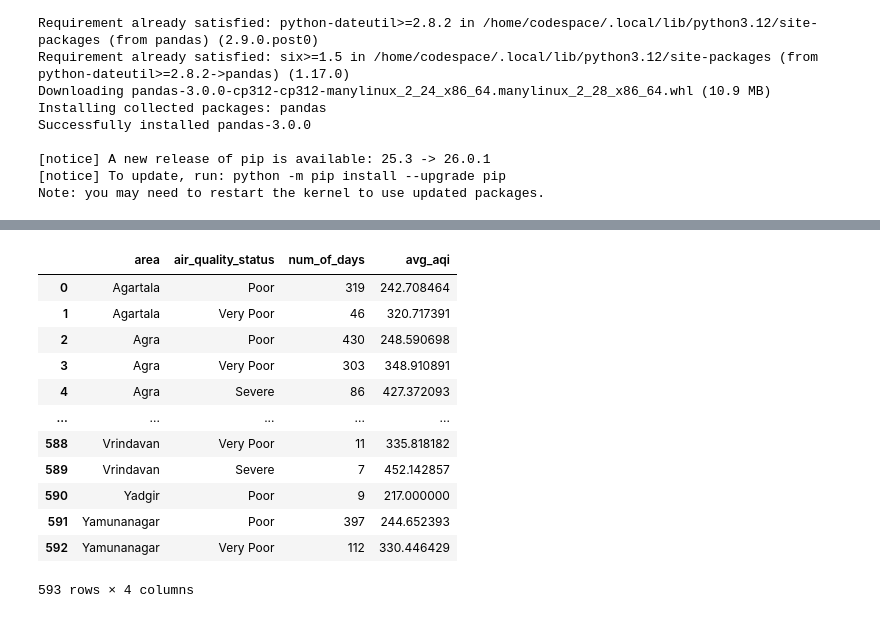
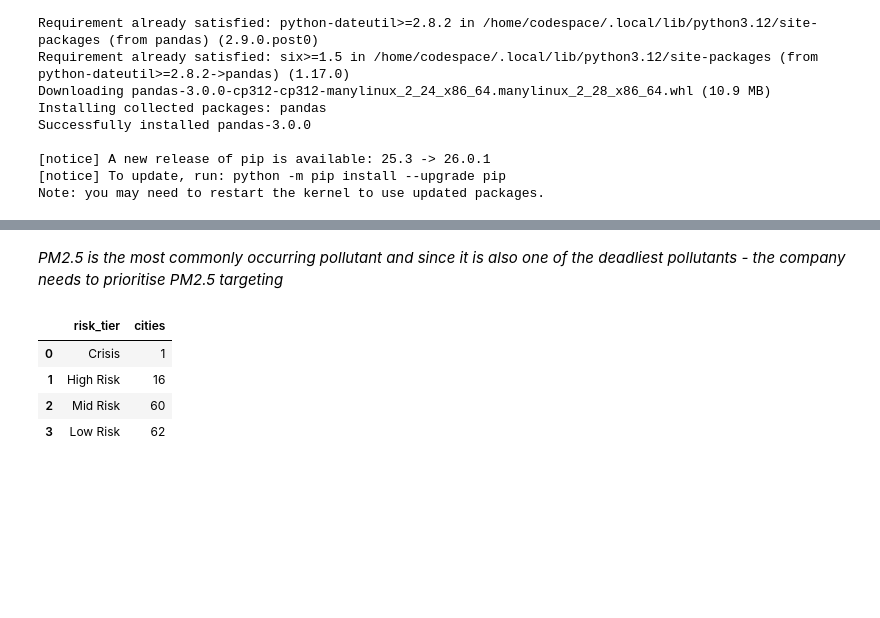
Before and after one commit to Joyan9/Product-Market-Fit-Analysis---Case-Study, a Jupyter notebook: SQL_Questions/Exploratory_Analysis.ipynb, the cells around one changed output, grey strips where cells are left out. Saved outputs shown, nothing was run; the diff lists cells and outputs as text; code cells hidden in the pictures; blank space fills up the shorter version.

```diff
--- a/SQL_Questions/Exploratory_Analysis.ipynb
+++ b/SQL_Questions/Exploratory_Analysis.ipynb
@@ -77,28 +105,53 @@ ORDER BY pollutant_occurence DESC
+# %% [markdown]
+*PM2.5 is the most commonly occurring pollutant and since it is also one of the deadliest pollutants - the company needs to prioritise PM2.5 targeting*
 # %%
 # Which cities consistently show Poor/Very Poor/Severe AQI?
 
 conn.execute("""
+
+WITH city_stats AS (
+    SELECT
+        area,
+        state,
+        COUNT(DISTINCT date) AS total_days_monitored,
+        COUNT(DISTINCT CASE
+            WHEN air_quality_status IN ('Poor', 'Very Poor', 'Severe')
+            THEN date END) AS bad_air_days,
+        AVG(CASE
+            WHEN air_quality_status IN ('Poor', 'Very Poor', 'Severe')
+            THEN aqi_value END) AS avg_bad_day_aqi,
+        MAX(aqi_value) AS worst_aqi_ever
+    FROM air_quality
+    GROUP BY area, state
+),
+
+bad_air_days_pct AS (
 SELECT
     area,
-    air_quality_status,
-    COUNT(DISTINCT date) AS num_of_days,
-    AVG(aqi_value) AS avg_aqi
-FROM air_quality
-WHERE air_quality_status IN ('Poor','Very Poor', 'Severe')
-GROUP BY area, air_quality_status
-ORDER BY area, num_of_days DESC
+    state,
+    total_days_monitored,
+    bad_air_days,
+    ROUND(100.0 * bad_air_days / total_days_monitored, 2) AS pct_bad_days,
+    avg_bad_day_aqi,
+    worst_aqi_ever
+FROM city_stats
+WHERE bad_air_days > 100  -- Filter for cities with sustained issues
+ORDER BY pct_bad_days DESC, bad_air_days DESC
+)
+
+SELECT
+    CASE WHEN pct_bad_days > 60.0 THEN 'Crisis'
+    WHEN pct_bad_days BETWEEN 40.0 AND 60.0 THEN 'High Risk'
+    WHEN pct_bad_days BETWEEN 20.0 AND 39.9 THEN 'Mid Risk'
+    ELSE 'Low Risk'
+    END AS risk_tier,
+    COUNT(area) AS cities
+FROM bad_air_days_pct
+GROUP BY 1
 """).fetch_df()
 # %% [output]
-|  | area | air_quality_status | num_of_days | avg_aqi |
-| 0 | Agartala | Poor | 319 | 242.708464 |
-| 1 | Agartala | Very Poor | 46 | 320.717391 |
-| 2 | Agra | Poor | 430 | 248.590698 |
-| 3 | Agra | Very Poor | 303 | 348.910891 |
-| 4 | Agra | Severe | 86 | 427.372093 |
-| ... | ... | ... | ... | ... |
-| 588 | Vrindavan | Very Poor | 11 | 335.818182 |
-| 589 | Vrindavan | Severe | 7 | 452.142857 |
-| 590 | Yadgir | Poor | 9 | 217.000000 |
-| 591 | Yamunanagar | Poor | 397 | 244.652393 |
-| 592 | Yamunanagar | Very Poor | 112 | 330.446429 |
+|  | risk_tier | cities |
+| 0 | Crisis | 1 |
+| 1 | High Risk | 16 |
+| 2 | Mid Risk | 60 |
+| 3 | Low Risk | 62 |
-593 rows × 4 columns
```
Also changed, not shown: parts of 10 cells of this notebook, 1 other file.
